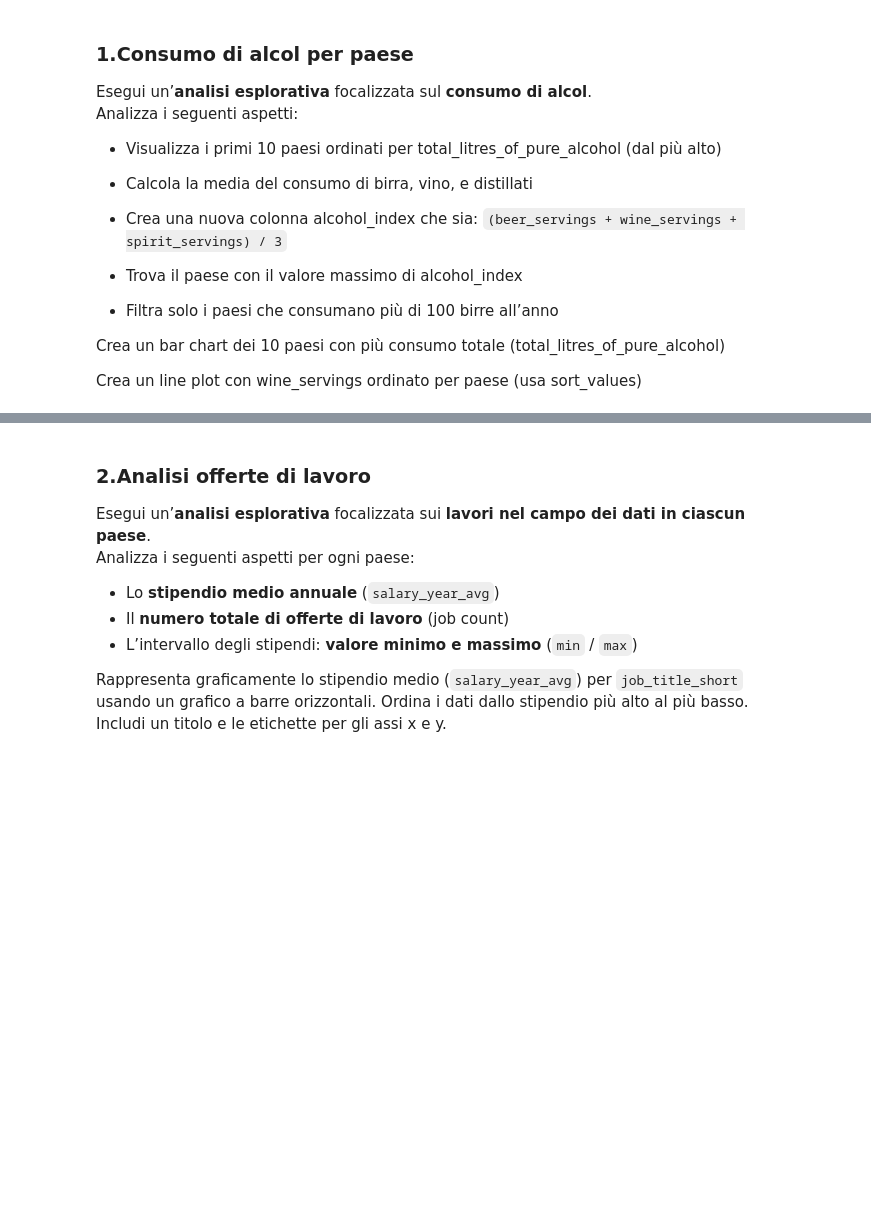
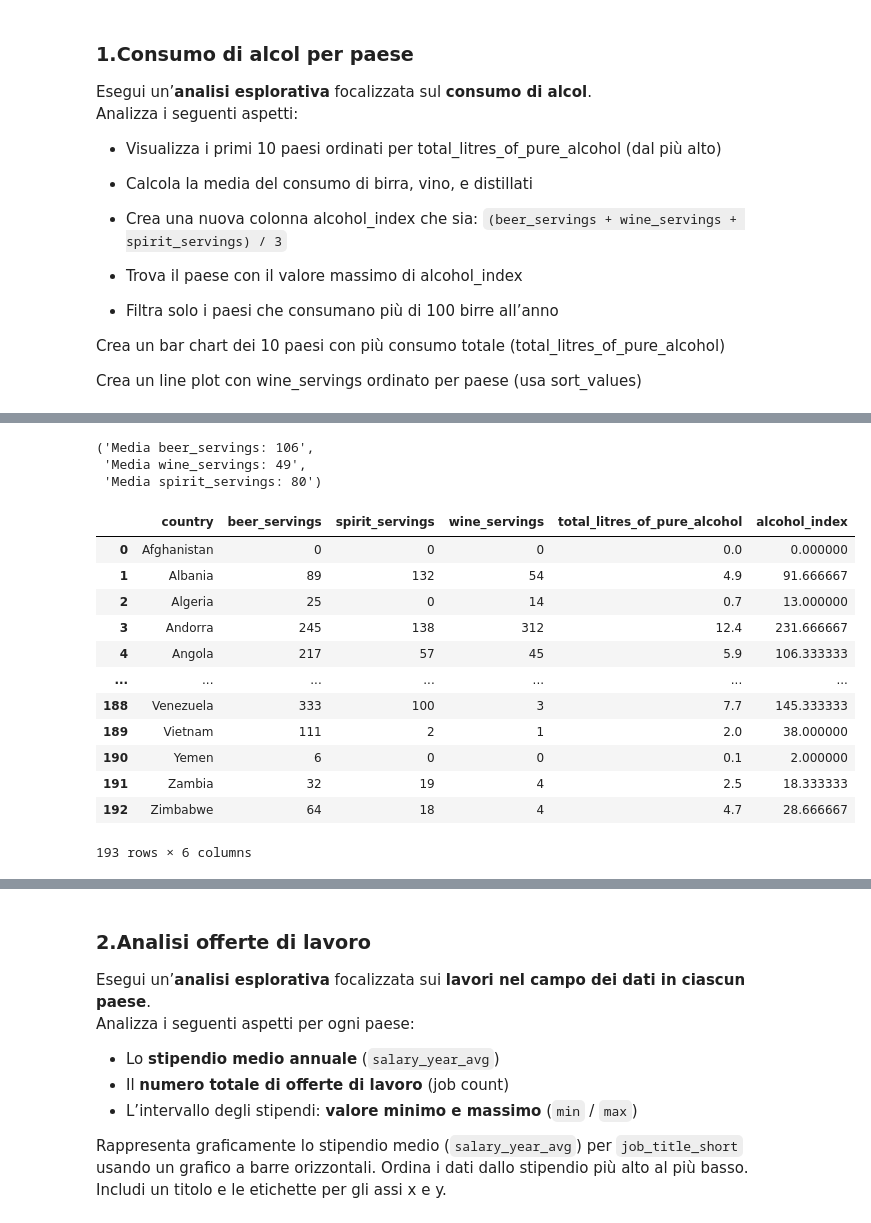
Before and after one commit to sanfix203/esercizi_ProgrammingLabII, a Jupyter notebook: 3_Esercizi_lez_3.ipynb, the cells around one changed output, grey strips where cells are left out. Drawn from its saved outputs; the diff is of its cells as text; code cells hidden in the pictures; blank space fills up the shorter version.

```diff
--- a/3_Esercizi_lez_3.ipynb
+++ b/3_Esercizi_lez_3.ipynb
@@ -37,5 +65,26 @@ print(f"Media beer_servings: {beer_average}\nMedia wine_servings: {wine_average}
+# %%
+# Calcola la media del consumo di birra, vino, e distillati
+f"Media beer_servings: {int(df["beer_servings"].mean())}", f"Media wine_servings: {int(df["wine_servings"].mean())}", f"Media spirit_servings: {int(df["spirit_servings"].mean())}"
+# %% [output]
+('Media beer_servings: 106',
+ 'Media wine_servings: 49',
+ 'Media spirit_servings: 80')
 # %%
-# Aggiunta di una nuova colonna
-df["alcohol_index"] = round((df["beer_servings"] + df["wine_servings"] + df["spirit_servings"]) / 3, 2)
+# Crea una nuova colonna alcohol_index che sia: `(beer_servings + wine_servings + spirit_servings) / 3`
+df["alcohol_index"] = (df["beer_servings"] + df["wine_servings"] + df["spirit_servings"]) / 3
 df
+# %% [output]
+|  | country | beer_servings | spirit_servings | wine_servings | total_litres_of_pure_alcohol | alcohol_index |
+| 0 | Afghanistan | 0 | 0 | 0 | 0.0 | 0.000000 |
+| 1 | Albania | 89 | 132 | 54 | 4.9 | 91.666667 |
+| 2 | Algeria | 25 | 0 | 14 | 0.7 | 13.000000 |
+| 3 | Andorra | 245 | 138 | 312 | 12.4 | 231.666667 |
+| 4 | Angola | 217 | 57 | 45 | 5.9 | 106.333333 |
+| ... | ... | ... | ... | ... | ... | ... |
+| 188 | Venezuela | 333 | 100 | 3 | 7.7 | 145.333333 |
+| 189 | Vietnam | 111 | 2 | 1 | 2.0 | 38.000000 |
+| 190 | Yemen | 6 | 0 | 0 | 0.1 | 2.000000 |
+| 191 | Zambia | 32 | 19 | 4 | 2.5 | 18.333333 |
+| 192 | Zimbabwe | 64 | 18 | 4 | 4.7 | 28.666667 |
+193 rows × 6 columns
 # %%
```
Also changed, not shown: parts of 13 cells of this notebook, 1 other file.
